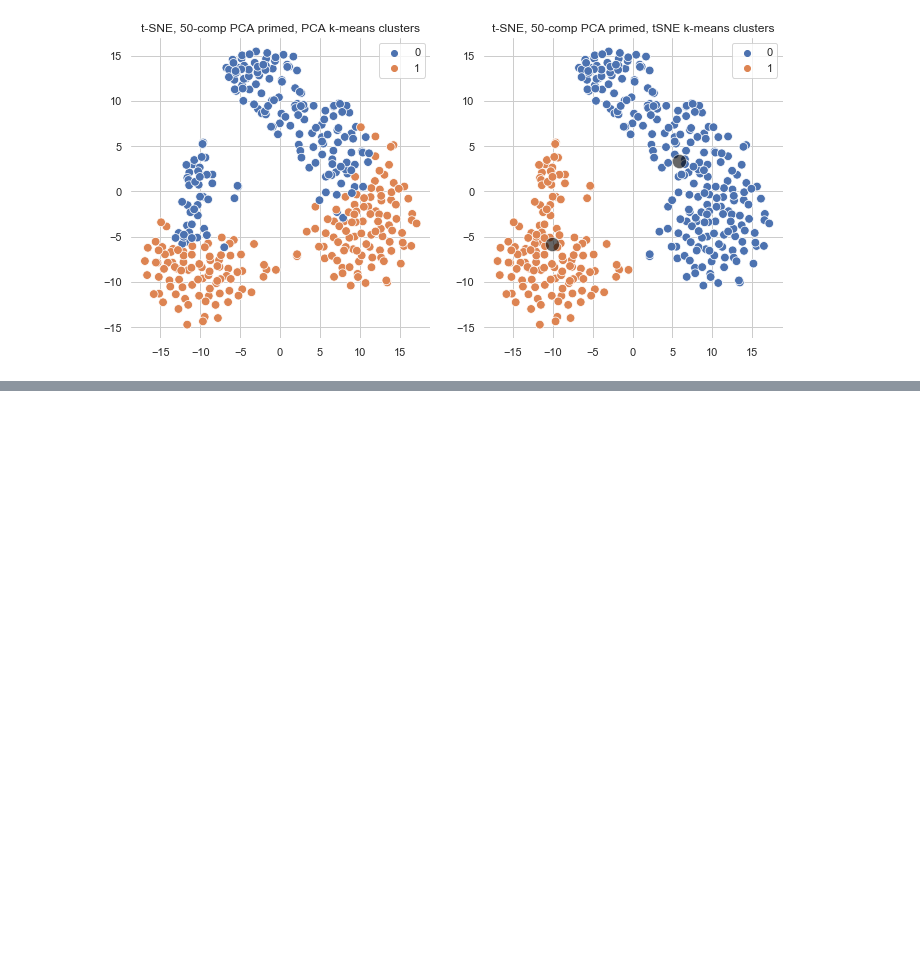
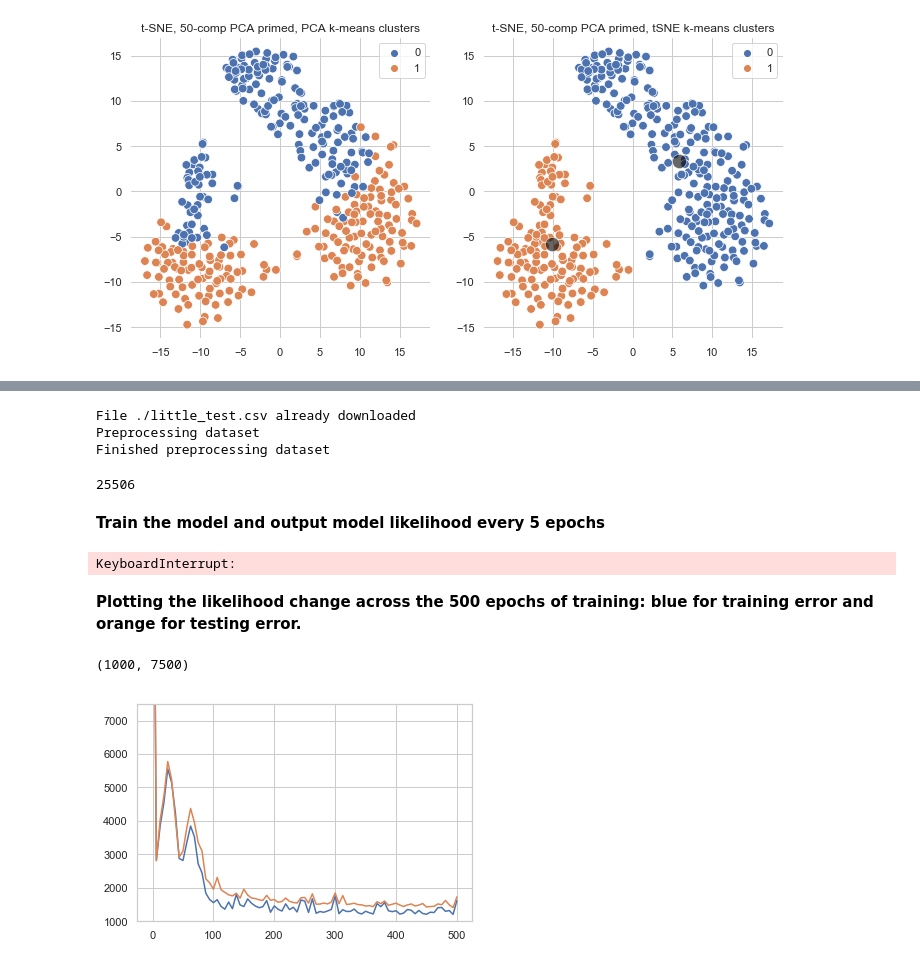
Before and after one commit to codyheiser/furry-couscous, a Jupyter notebook: tSNE_v_PCA.ipynb, the cells around one changed output, grey strips where cells are left out. Drawn from its saved outputs; the diff is of its cells as text; code cells hidden in the pictures; blank space fills up the shorter version.

```diff
--- a/tSNE_v_PCA.ipynb
+++ b/tSNE_v_PCA.ipynb
@@ -283,0 +308,36 @@ plt.tight_layout()
+# %%
+# Loading a local dataset
+local_csv_dataset = CsvDataset('little_test.csv', save_path='./', gene_by_cell=False, new_n_genes=False)
+# %% [output]
+File ./little_test.csv already downloaded
+Preprocessing dataset
+Finished preprocessing dataset
+# %%
+# kept all genes
+local_csv_dataset.nb_genes
+# %% [output]
+25506
+# %% [markdown]
+**Train the model and output model likelihood every 5 epochs**
+# %%
+vae = VAE(local_csv_dataset.nb_genes)
+trainer = UnsupervisedTrainer(vae,
+                              local_csv_dataset,
+                              train_size=0.75,
+                              use_cuda=True,
+                              frequency=5)
+trainer.train(n_epochs=400, lr=0.001)
+# %% [output]
+KeyboardInterrupt:
+# %% [markdown]
+**Plotting the likelihood change across the 500 epochs of training: blue for training error and orange for testing error.**
+# %%
+ll_train_set = trainer.history["ll_train_set"]
+ll_test_set = trainer.history["ll_test_set"]
+x = np.linspace(0,500,(len(ll_train_set)))
+plt.plot(x, ll_train_set)
+plt.plot(x, ll_test_set)
+plt.ylim(1000,7500)
+# %% [output]
+(1000, 7500)
+[figure, added]
```
Also changed, not shown: parts of 11 cells of this notebook, 2 other files.
